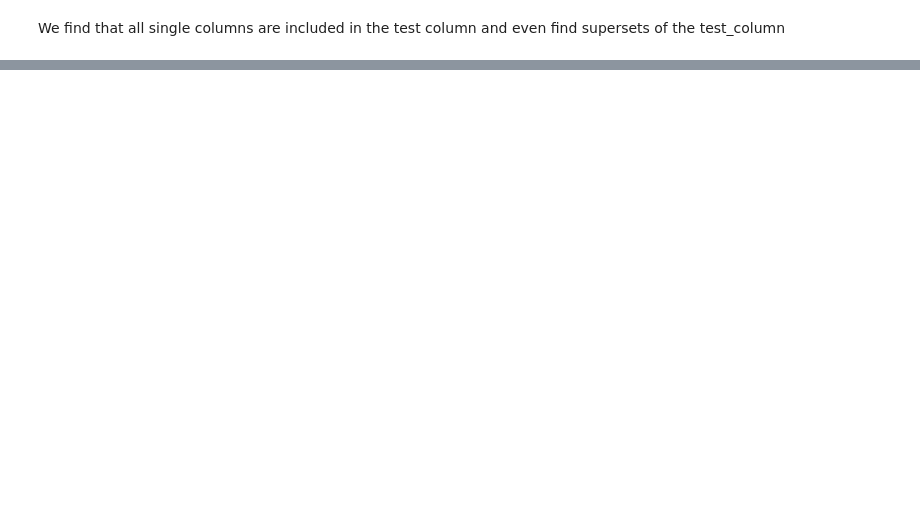
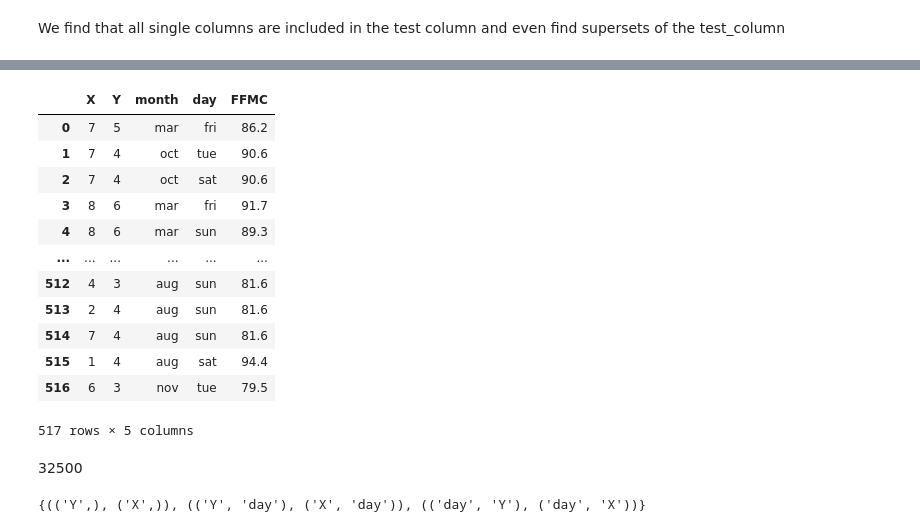
Before and after one commit to louispaulet/Data_dependencies_and_data_integration_course, a Jupyter notebook: DDDI_Project_IND.ipynb, the cells around one changed output, grey strips where cells are left out. Cells and saved outputs as stored; diff of their text form; code cells hidden in the pictures; blank space fills up the shorter version.

```diff
--- a/DDDI_Project_IND.ipynb
+++ b/DDDI_Project_IND.ipynb
@@ -287,0 +272,22 @@ We find that all single columns are included in the test column and even find su
+# %%
+forest_fires.loc[:, :'FFMC']
+# %% [output]
+|  | X | Y | month | day | FFMC |
+| 0 | 7 | 5 | mar | fri | 86.2 |
+| 1 | 7 | 4 | oct | tue | 90.6 |
+| 2 | 7 | 4 | oct | sat | 90.6 |
+| 3 | 8 | 6 | mar | fri | 91.7 |
+| 4 | 8 | 6 | mar | sun | 89.3 |
+| ... | ... | ... | ... | ... | ... |
+| 512 | 4 | 3 | aug | sun | 81.6 |
+| 513 | 2 | 4 | aug | sun | 81.6 |
+| 514 | 7 | 4 | aug | sun | 81.6 |
+| 515 | 1 | 4 | aug | sat | 94.4 |
+| 516 | 6 | 3 | nov | tue | 79.5 |
+517 rows × 5 columns
+# %%
+# ind(forest_fires)
+ind(forest_fires.loc[:, :'FFMC'])
+# %% [output]
+32500
+{(('Y',), ('X',)), (('Y', 'day'), ('X', 'day')), (('day', 'Y'), ('day', 'X'))}
```
Also changed, not shown: parts of 11 cells of this notebook.
